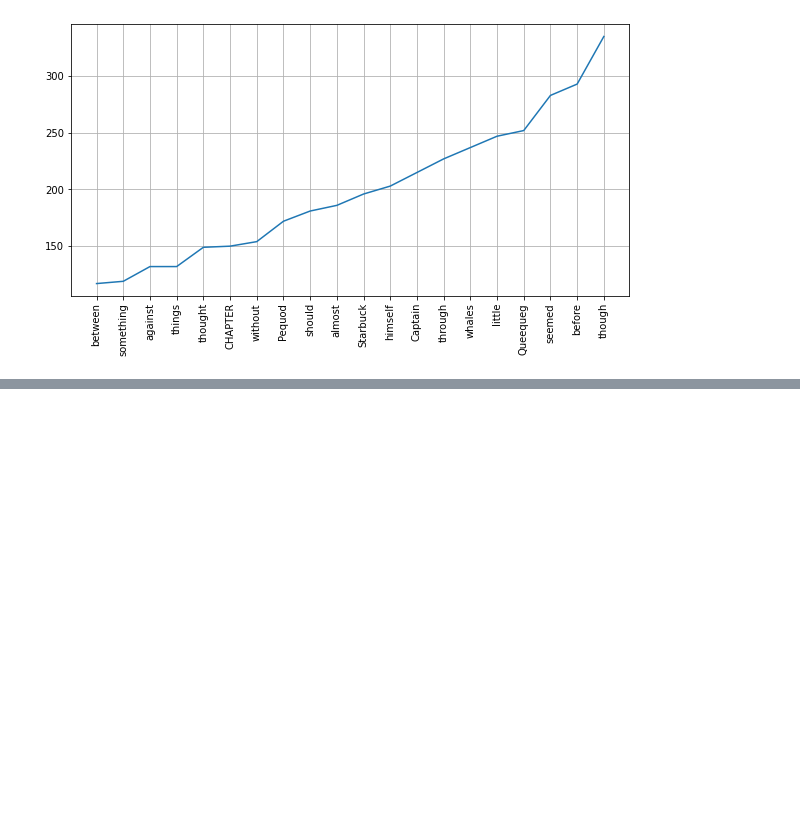
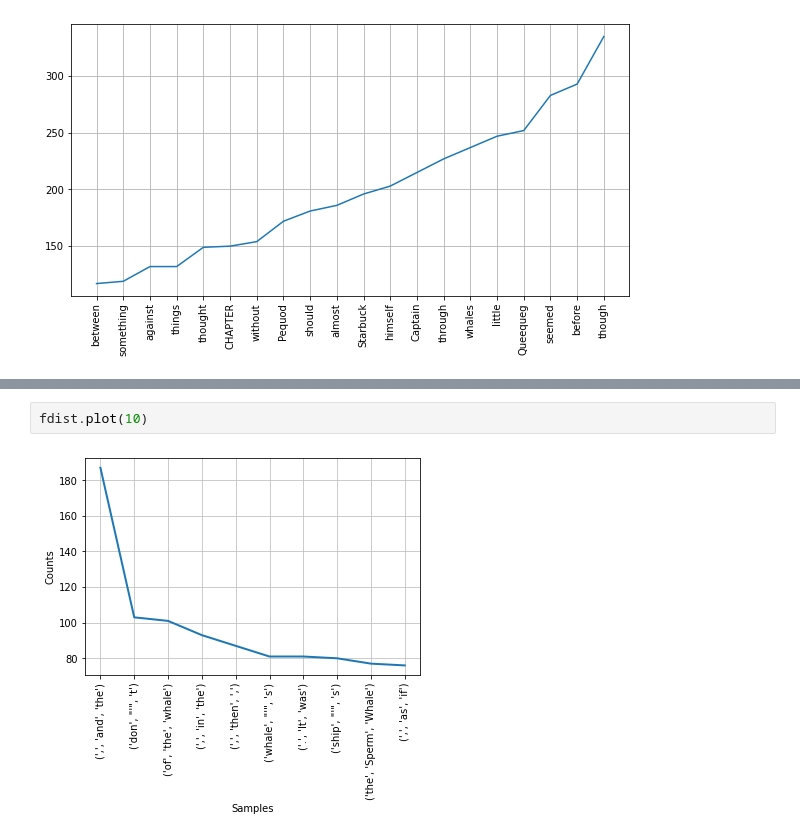
Before and after one commit to HectorFranc/nlp-with-nltk, a Jupyter notebook: 2_EstadisticasEnTextos.ipynb, the cells around one changed output, grey strips where cells are left out. Cells and saved outputs as stored; diff of their text form; blank space fills up the shorter version.

```diff
--- a/2_EstadisticasEnTextos.ipynb
+++ b/2_EstadisticasEnTextos.ipynb
@@ -176,0 +231,4 @@ plt.show()
+# %%
+fdist.plot(10)
+# %% [output]
+[figure, added]
```
Also changed, not shown: parts of 13 cells of this notebook.
